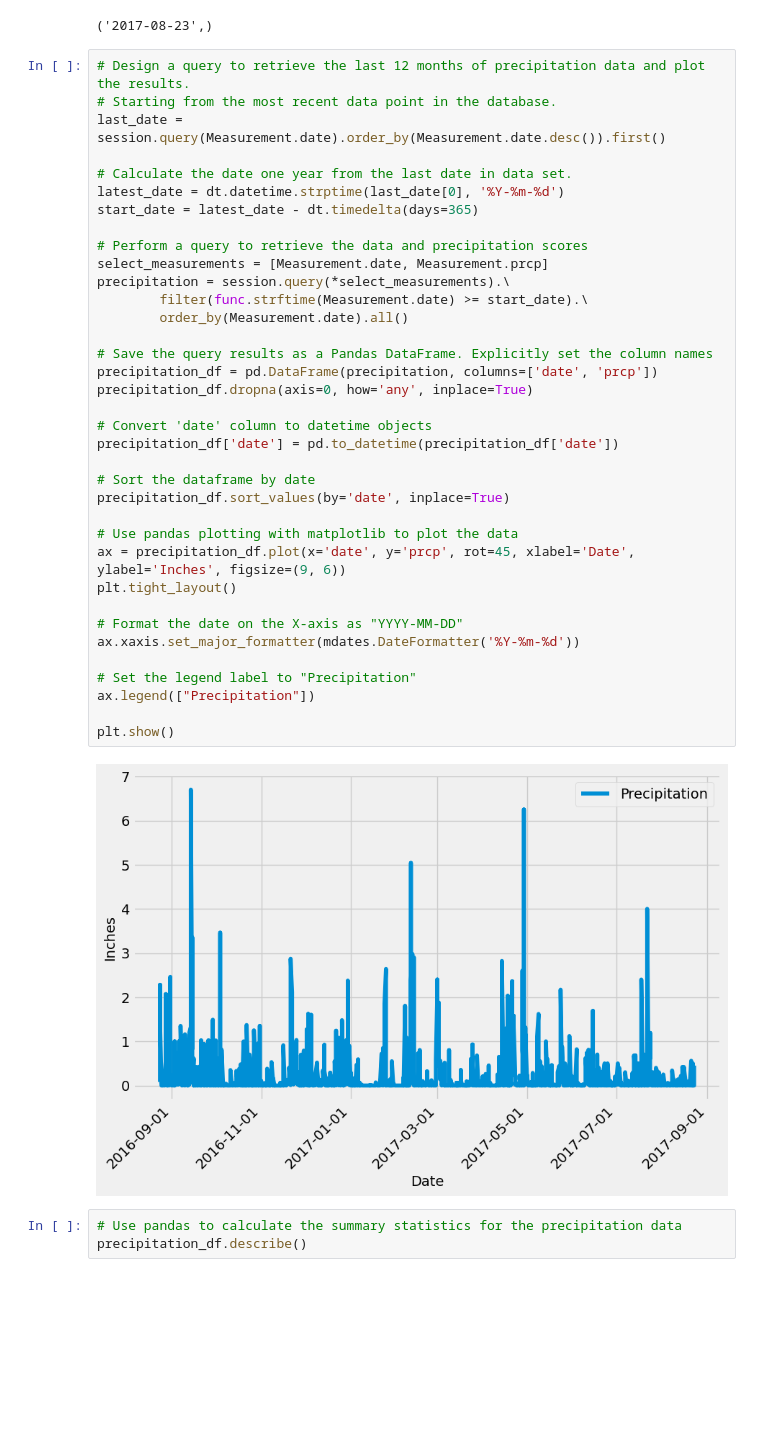
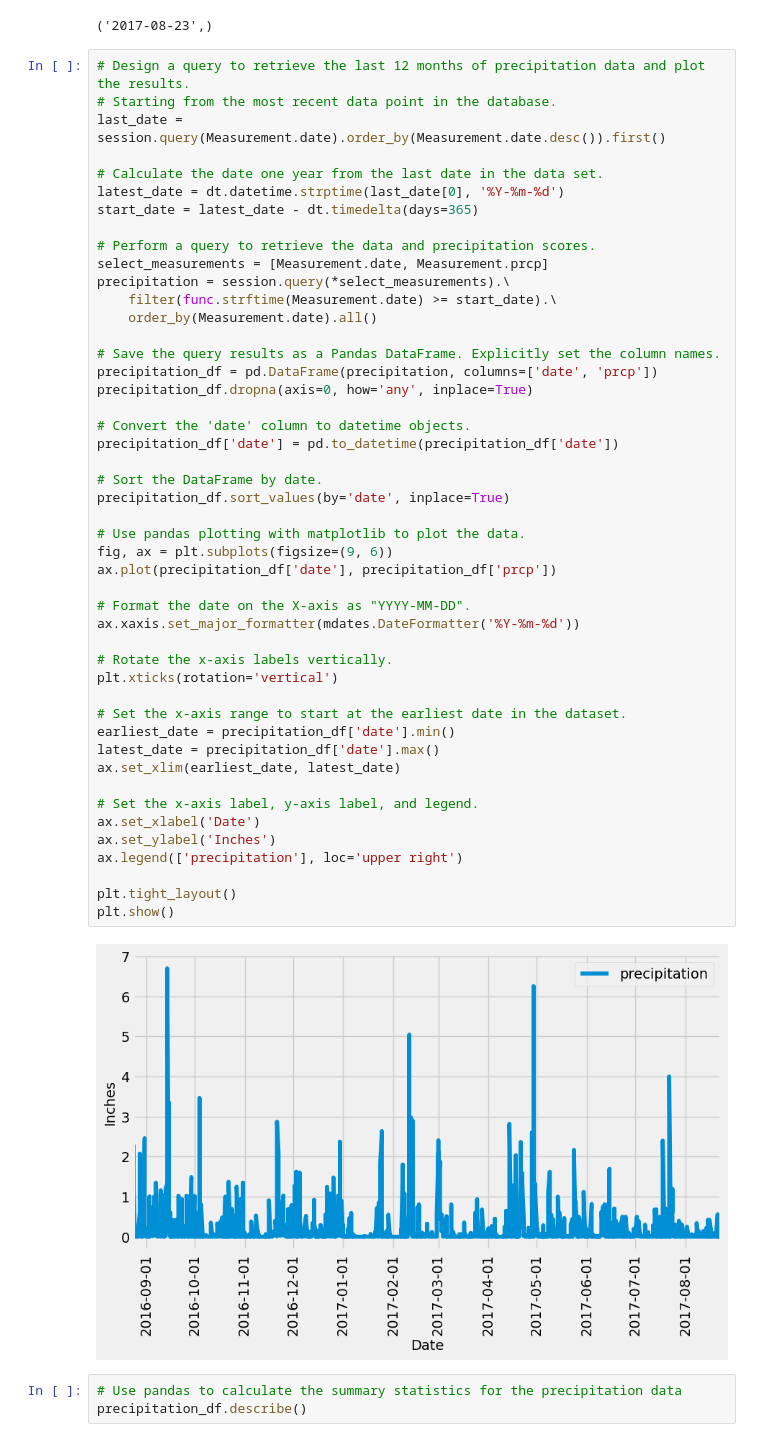
Before and after one commit to aglantzrbc/sqlalchemy-challenge, a Jupyter notebook: climate_starter_model.ipynb, the cells around one changed output. Saved outputs shown, nothing was run; the diff lists cells and outputs as text; blank space fills up the shorter version.

```diff
--- a/climate_starter_model.ipynb
+++ b/climate_starter_model.ipynb
@@ -63,41 +63,52 @@ recent_date
 # %%
 # Design a query to retrieve the last 12 months of precipitation data and plot the results.
 # Starting from the most recent data point in the database.
 last_date = session.query(Measurement.date).order_by(Measurement.date.desc()).first()
 
-# Calculate the date one year from the last date in data set.
+# Calculate the date one year from the last date in the data set.
 latest_date = dt.datetime.strptime(last_date[0], '%Y-%m-%d')
 start_date = latest_date - dt.timedelta(days=365)
 
-# Perform a query to retrieve the data and precipitation scores
+# Perform a query to retrieve the data and precipitation scores.
 select_measurements = [Measurement.date, Measurement.prcp]
 precipitation = session.query(*select_measurements).\
-        filter(func.strftime(Measurement.date) >= start_date).\
-        order_by(Measurement.date).all()
+    filter(func.strftime(Measurement.date) >= start_date).\
+    order_by(Measurement.date).all()
 
-# Save the query results as a Pandas DataFrame. Explicitly set the column names
+# Save the query results as a Pandas DataFrame. Explicitly set the column names.
 precipitation_df = pd.DataFrame(precipitation, columns=['date', 'prcp'])
 precipitation_df.dropna(axis=0, how='any', inplace=True)
 
-# Convert 'date' column to datetime objects
+# Convert the 'date' column to datetime objects.
 precipitation_df['date'] = pd.to_datetime(precipitation_df['date'])
 
-# Sort the dataframe by date
+# Sort the DataFrame by date.
 precipitation_df.sort_values(by='date', inplace=True)
 
-# Use pandas plotting with matplotlib to plot the data
-ax = precipitation_df.plot(x='date', y='prcp', rot=45, xlabel='Date', ylabel='Inches', figsize=(9, 6))
-plt.tight_layout()
+# Use pandas plotting with matplotlib to plot the data.
+fig, ax = plt.subplots(figsize=(9, 6))
+ax.plot(precipitation_df['date'], precipitation_df['prcp'])
 
-# Format the date on the X-axis as "YYYY-MM-DD"
+# Format the date on the X-axis as "YYYY-MM-DD".
 ax.xaxis.set_major_formatter(mdates.DateFormatter('%Y-%m-%d'))
 
-# Set the legend label to "Precipitation"
-ax.legend(["Precipitation"])
+# Rotate the x-axis labels vertically.
+plt.xticks(rotation='vertical')
 
+# Set the x-axis range to start at the earliest date in the dataset.
+earliest_date = precipitation_df['date'].min()
+latest_date = precipitation_df['date'].max()
+ax.set_xlim(earliest_date, latest_date)
+
+# Set the x-axis label, y-axis label, and legend.
+ax.set_xlabel('Date')
+ax.set_ylabel('Inches')
+ax.legend(['precipitation'], loc='upper right')
+
+plt.tight_layout()
 plt.show()
 # %% [output]
-[figure, old version]
+[figure, new version]
 # %%
 # Use pandas to calculate the summary statistics for the precipitation data
 precipitation_df.describe()
```
Also changed, not shown: parts of 1 cell of this notebook, 2 other files.
